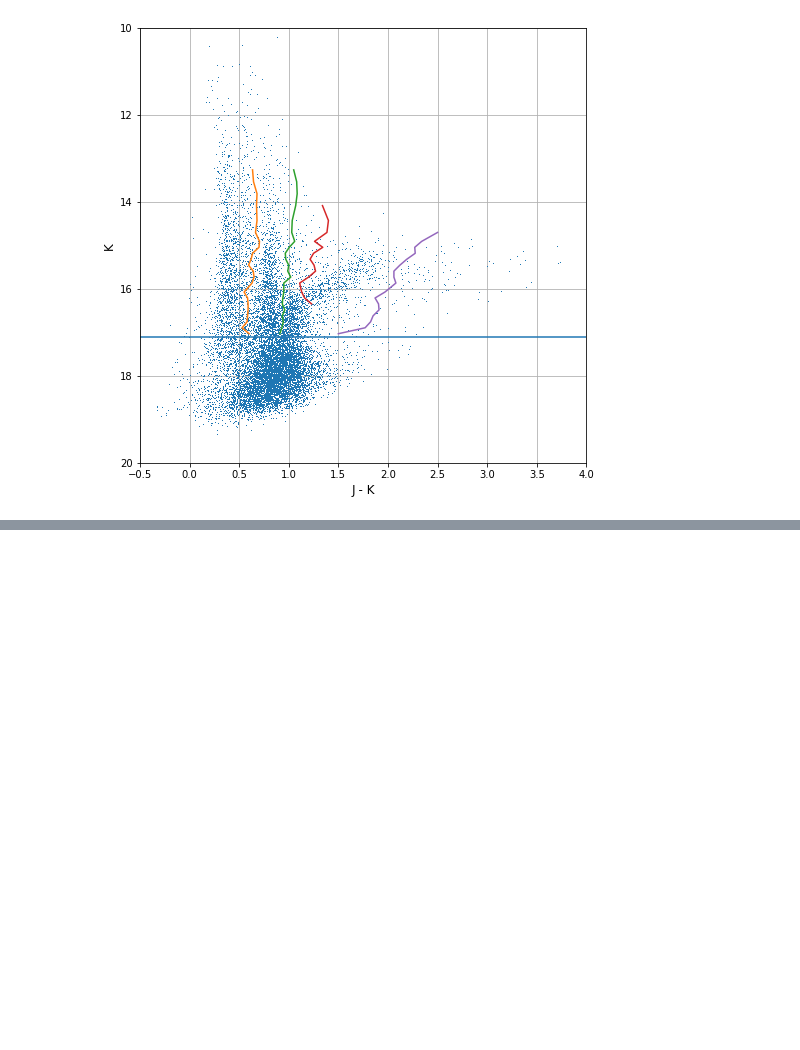
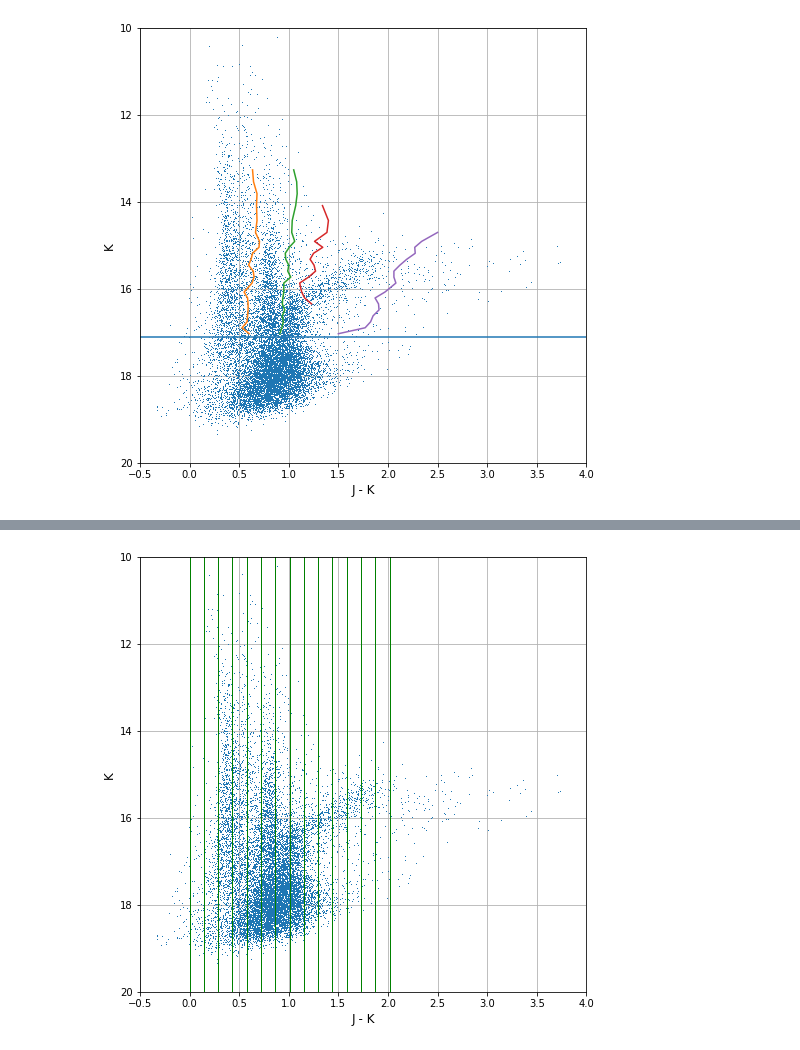
Before and after one commit to alechirschauer/NGC6822, a Jupyter notebook: Color-Cuts_K_vs_J-K_20Nov2018.ipynb, the cells around one changed output, grey strips where cells are left out. Saved outputs shown, nothing was run; the diff lists cells and outputs as text; code cells hidden in the pictures; blank space fills up the shorter version.

```diff
--- a/Color-Cuts_K_vs_J-K_20Nov2018.ipynb
+++ b/Color-Cuts_K_vs_J-K_20Nov2018.ipynb
@@ -2561,0 +2679,34 @@ plt.close()
+# %%
+# 69
+
+# K vs J-K
+# CMD with boundary lines
+#
+plt.figure(figsize=(8,8))
+plt.plot(phot_data.jMINUSk, phot_data.Kmag, ',')
+plt.xlim(-0.5, 4.0)
+plt.ylim(20.0, 10.0)
+plt.xlabel('J - K', size=12)
+plt.ylabel('K', size=12)
+#
+plt.axvline(x=0.000, linewidth=1.0, color='green') # arbitrary threshold
+plt.axvline(x=0.144, linewidth=1.0, color='green') # Bin  1
+plt.axvline(x=0.288, linewidth=1.0, color='green') # Bin  2
+plt.axvline(x=0.432, linewidth=1.0, color='green') # Bin  3
+plt.axvline(x=0.576, linewidth=1.0, color='green') # Bin  4
+plt.axvline(x=0.720, linewidth=1.0, color='green') # Bin  5
+plt.axvline(x=0.864, linewidth=1.0, color='green') # Bin  6
+plt.axvline(x=1.008, linewidth=1.0, color='green') # Bin  7
+plt.axvline(x=1.152, linewidth=1.0, color='green') # Bin  8
+plt.axvline(x=1.296, linewidth=1.0, color='green') # Bin  9
+plt.axvline(x=1.440, linewidth=1.0, color='green') # Bin 10
+plt.axvline(x=1.584, linewidth=1.0, color='green') # Bin 11
+plt.axvline(x=1.728, linewidth=1.0, color='green') # Bin 12
+plt.axvline(x=1.872, linewidth=1.0, color='green') # Bin 13
+plt.axvline(x=2.016, linewidth=1.0, color='green') # Bin 14
+#
+plt.grid(True)
+plt.show()
+plt.close()
+# %% [output]
+[figure, added]
```
Also changed, not shown: parts of 36 cells of this notebook.
